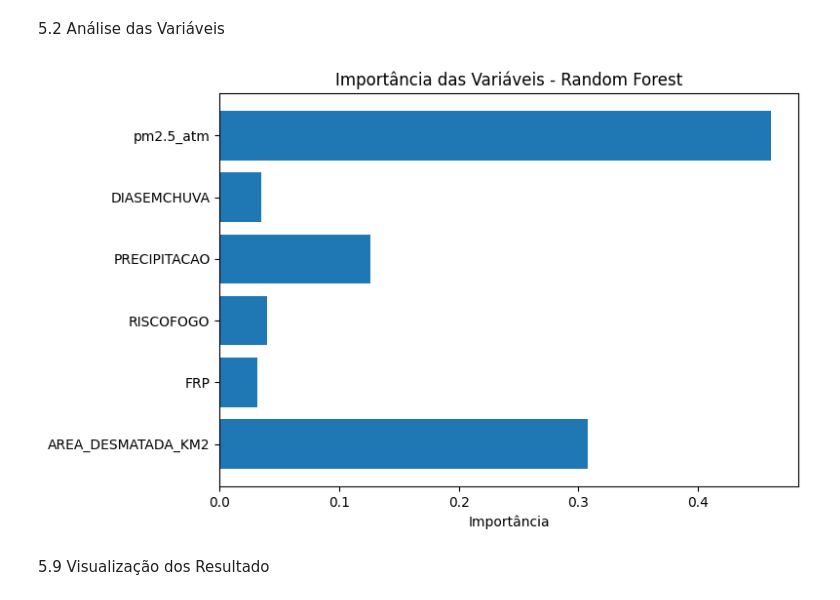
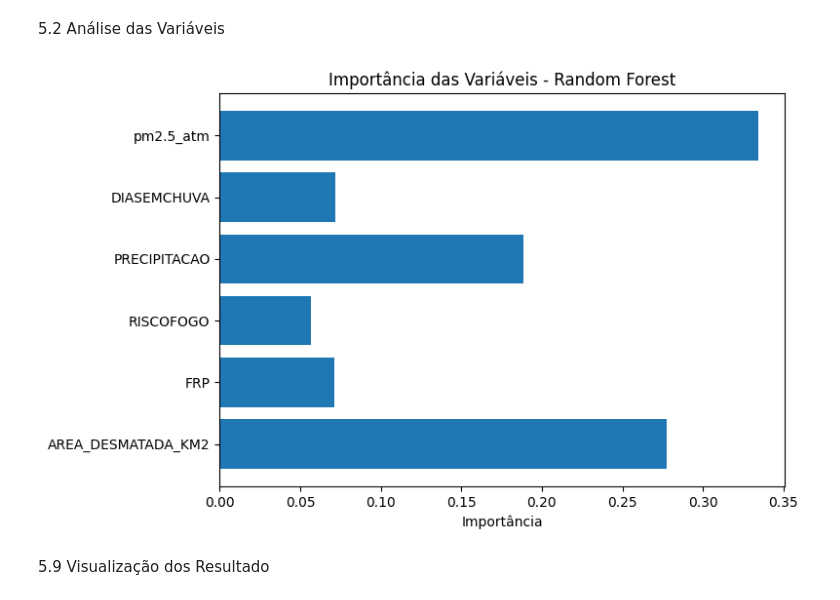
Before and after one commit to bebelsbn/ENG4040, a Jupyter notebook: Sprint02/treinamento.ipynb, the cells around one changed output. Saved outputs shown, nothing was run; the diff lists cells and outputs as text; code cells hidden in the pictures.

Commit message:
coloquei a importancia das variaveis

```diff
--- a/Sprint02/treinamento.ipynb
+++ b/Sprint02/treinamento.ipynb
@@ -122,26 +177,54 @@ print(df_resultados)
 # %% [markdown]
  5.2 Análise das Variáveis
 # %%
+import pandas as pd
 import matplotlib.pyplot as plt
 from sklearn.ensemble import RandomForestRegressor
+from sklearn.model_selection import train_test_split
+from sklearn.preprocessing import StandardScaler
 
-# Treinar modelo Random Forest com os dados escalados
+# 1. Carregar os dados
+df = pd.read_csv("C:/Users/Samsung/ENG4040/planilha_unificada.csv", sep=";")
+
+# 2. Selecionar colunas relevantes
+colunas_numericas = ['OBITOS', 'AREA_DESMATADA_KM2', 'FRP', 'RISCOFOGO',
+                     'PRECIPITACAO', 'DIASEMCHUVA', 'pm2.5_atm']
+
+# 3. Tratamento de valores ausentes (mediana para numéricas)
+for col in colunas_numericas:
+    df[col] = pd.to_numeric(df[col], errors='coerce')
+    df[col] = df.groupby("ano")[col].transform(lambda x: x.fillna(x.median()))
+
+df = df.dropna(subset=colunas_numericas)
+
+# 4. Separar variáveis preditoras e alvo
+X = df[['AREA_DESMATADA_KM2', 'FRP', 'RISCOFOGO', 'PRECIPITACAO', 'DIASEMCHUVA', 'pm2.5_atm']]
+y = df['OBITOS']
+
+# 5. Normalização (padronização Z-score)
+scaler = StandardScaler()
+X_scaled = scaler.fit_transform(X)
+
+# 6. Separar treino e teste
+X_train, X_test, y_train, y_test = train_test_split(X_scaled, y, test_size=0.2, random_state=42)
+
+# 7. Treinar o modelo Random Forest
 modelo_rf = RandomForestRegressor(random_state=42)
-modelo_rf.fit(X_train, y_train)  # Corrigido: usar X_train
+modelo_rf.fit(X_train, y_train)
 
-# Obter importâncias das variáveis
+# 8. Obter importância das variáveis
 importancias = modelo_rf.feature_importances_
-variaveis = X.columns  # Nomes das variáveis originais
+variaveis = X.columns
 
-# Visualização
+# 9. Plotar gráfico
 plt.figure(figsize=(8, 5))
 plt.barh(variaveis, importancias)
 plt.xlabel("Importância")
 plt.title("Importância das Variáveis - Random Forest")
 plt.tight_layout()
 plt.show()
 # %% [output]
-[figure, old version]
+[figure, new version]
 # %% [markdown]
  5.9 Visualização dos Resultado
 # %%
```
Also changed, not shown: parts of 4 cells of this notebook.
